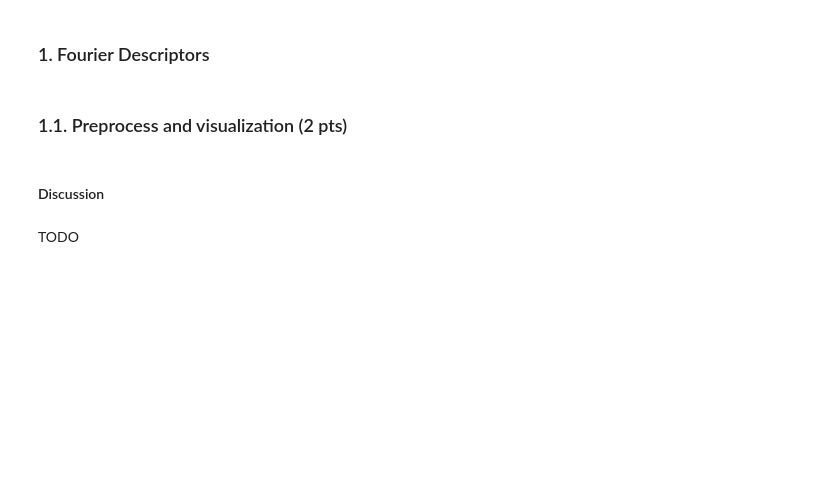
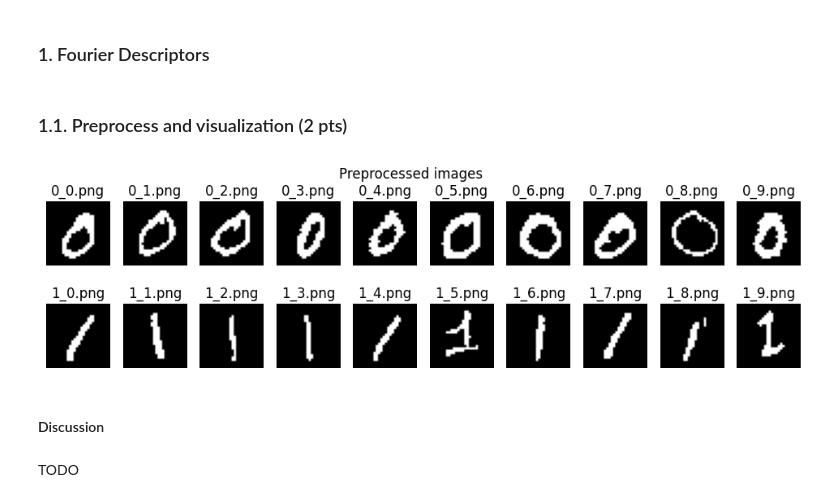
Before and after one commit to OctavioProfeta/iapr, a Jupyter notebook: labs/lab_02_object_description.ipynb, the cells around one changed output. Cells and saved outputs as stored; diff of their text form; code cells hidden in the pictures; blank space fills up the shorter version.

```diff
--- a/labs/lab_02_object_description.ipynb
+++ b/labs/lab_02_object_description.ipynb
@@ -131,20 +129,38 @@ In this part you will use images of "0"s and "1"s.
+# %%
+# TODO
+
+# Ludo: What is meant by preprocessing ? j'avais l'idée de faire un thresholding pour renforcer les pixels
+# blancs sur les pixels noirs, mais je ne sais pas si c'est ce qui est attendu
+
+# Faire un truc du genre:
+def keep_white(image, threshold):
+    return image > threshold
+
+# Ludo: ou alors on repars dans un delire en mode trouver les best thresholds mdrr (non.)
 # %%
 # TODO: Fill the lists below with your preprocessed images of "0"s and "1"s
 zeros = []
 ones = []
+
+# Ludo: du coup ca donnerais ca juste en dessosu
+zeros = keep_white(zeros_im,150)
+ones = keep_white(ones_im,150)
+# Ludo: le resultat est pas mal en vrai, pourquoi pas, mais ptet que ce qu'il veulent c'est accentuer
 
 # Plot images
 fig, axes = plt.subplots(2, len(zeros), figsize=(12, 3))
 for ax, im, nm in zip(axes[0], zeros, zeros_names):
     ax.imshow(im, cmap='gray')
     ax.axis('off')
     ax.set_title(nm)
 for ax, im, nm in zip(axes[1], ones, ones_names):
     ax.imshow(im, cmap='gray')
     ax.axis('off')
     ax.set_title(nm)
 fig.suptitle("Preprocessed images")
 plt.show()
+# %% [output]
+[figure, added]
 # %% [markdown]
 #### Discussion
 # %% [markdown]
```
Also changed, not shown: parts of 1 cell of this notebook.
